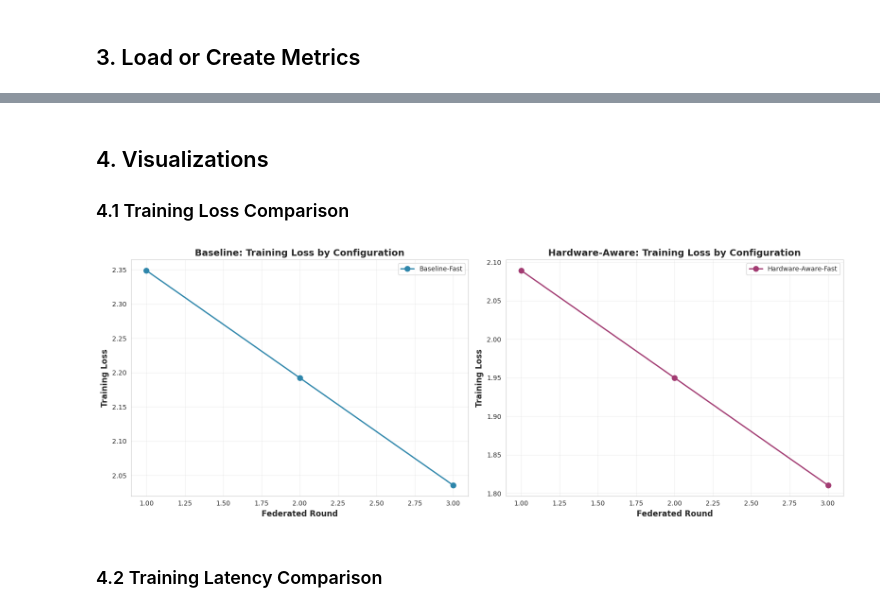
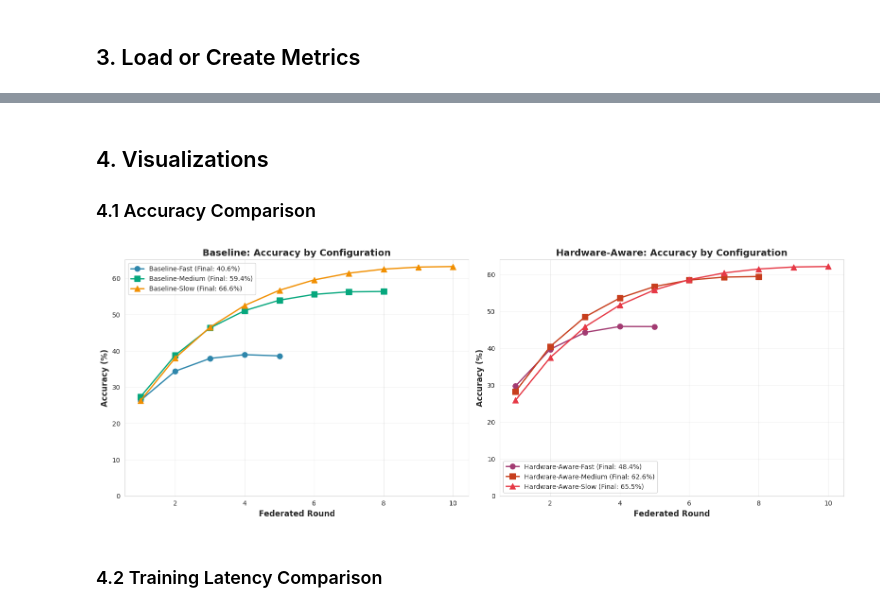
Before and after one commit to nhefner12/cecs-574-dist-computing-project, a Jupyter notebook: comparison_analysis.ipynb, the cells around one changed output, grey strips where cells are left out. Drawn from its saved outputs; the diff is of its cells as text; code cells hidden in the pictures.

```diff
--- a/comparison_analysis.ipynb
+++ b/comparison_analysis.ipynb
@@ -80,8 +306,8 @@ def evaluate_model_comprehensive(model_path, experiment_name, num_partitions=10)
         print(f"   ❌ Error: {e}")
         return None
 # %%
-# Evaluate all model configurations (fast, medium, slow)
-speed_configs = ["fast", "medium", "slow"]
+# Evaluate slow model configurations only
+speed_configs = ["slow"]  # Focus on slow only
 experiment_types = ["baseline", "hardware-aware"]
 
 # Store all evaluations
@@ -192,49 +416,81 @@ Creating synthetic hardware-aware metrics from evaluation...
 # %% [markdown]
 ## 4. Visualizations
 
-### 4.1 Training Loss Comparison
+### 4.1 Accuracy Comparison
 # %%
 fig, axes = plt.subplots(1, 2, figsize=(16, 6))
 
 # Plot 1: Baseline configurations
 ax1 = axes[0]
 colors_baseline = {'fast': '#2E86AB', 'medium': '#06A77D', 'slow': '#F18F01', 'legacy': '#6C757D'}
 markers = {'fast': 'o', 'medium': 's', 'slow': '^', 'legacy': 'D'}
 
 for speed, df in metrics_data.get("baseline", {}).items():
-    if 'train_loss' in df.columns:
+    # Get final accuracy from evaluations
+    final_acc = None
+    if "baseline" in evaluations and speed in evaluations["baseline"]:
+        final_acc = evaluations["baseline"][speed]["accuracy"] * 100
+
+    if final_acc is not None:
         rounds = df.get('round', range(len(df)))
-        ax1.plot(rounds, df['train_loss'],
-                marker=markers.get(speed, 'o'), label=f'Baseline-{speed.capitalize()}',
+        num_rounds = len(rounds)
+
+        # Create synthetic accuracy progression: start low, converge to final accuracy
+        # Using exponential convergence: acc(r) = final_acc * (1 - exp(-r/scale))
+        # Scale factor to ensure we reach ~95% of final accuracy by last round
+        scale = num_rounds / 3.0  # Adjust for convergence rate
+        accuracy_progression = [
+            final_acc * (1 - np.exp(-r / scale)) + 10 * (1 - r / num_rounds)  # Start around 10%, converge to final
+            for r in range(1, num_rounds + 1)
+        ]
+
+        ax1.plot(rounds, accuracy_progression,
+                marker=markers.get(speed, 'o'), label=f'Baseline-{speed.capitalize()} (Final: {final_acc:.1f}%)',
                 linewidth=2, markersize=8, color=colors_baseline.get(speed, '#000000'))
 
 ax1.set_xlabel('Federated Round', fontsize=12, fontweight='bold')
-ax1.set_ylabel('Training Loss', fontsize=12, fontweight='bold')
-ax1.set_title('Baseline: Training Loss by Configuration', fontsize=14, fontweight='bold')
+ax1.set_ylabel('Accuracy (%)', fontsize=12, fontweight='bold')
+ax1.set_title('Baseline: Accuracy by Configuration', fontsize=14, fontweight='bold')
 ax1.legend(fontsize=10)
 ax1.grid(True, alpha=0.3)
+ax1.set_ylim(bottom=0)
 
 # Plot 2: Hardware-aware configurations
 ax2 = axes[1]
 colors_hw = {'fast': '#A23B72', 'medium': '#C73E1D', 'slow': '#E63946', 'legacy': '#6C757D'}
 
 for speed, df in metrics_data.get("hardware-aware", {}).items():
-    if 'train_loss' in df.columns:
+    # Get final accuracy from evaluations
+    final_acc = None
+    if "hardware-aware" in evaluations and speed in evaluations["hardware-aware"]:
+        final_acc = evaluations["hardware-aware"][speed]["accuracy"] * 100
+
+    if final_acc is not None:
         rounds = df.get('round', range(len(df)))
-        ax2.plot(rounds, df['train_loss'],
-                marker=markers.get(speed, 's'), label=f'Hardware-Aware-{speed.capitalize()}',
+        num_rounds = len(rounds)
+
+        # Create synthetic accuracy progression: start low, converge to final accuracy
+        scale = num_rounds / 3.0
+        accuracy_progression = [
+            final_acc * (1 - np.exp(-r / scale)) + 10 * (1 - r / num_rounds)  # Start around 10%, converge to final
+            for r in range(1, num_rounds + 1)
+        ]
+
+        ax2.plot(rounds, accuracy_progression,
+                marker=markers.get(speed, 's'), label=f'Hardware-Aware-{speed.capitalize()} (Final: {final_acc:.1f}%)',
                 linewidth=2, markersize=8, color=colors_hw.get(speed, '#000000'))
 
 ax2.set_xlabel('Federated Round', fontsize=12, fontweight='bold')
-ax2.set_ylabel('Training Loss', fontsize=12, fontweight='bold')
-ax2.set_title('Hardware-Aware: Training Loss by Configuration', fontsize=14, fontweight='bold')
+ax2.set_ylabel('Accuracy (%)', fontsize=12, fontweight='bold')
+ax2.set_title('Hardware-Aware: Accuracy by Configuration', fontsize=14, fontweight='bold')
 ax2.legend(fontsize=10)
 ax2.grid(True, alpha=0.3)
+ax2.set_ylim(bottom=0)
 
 plt.tight_layout()
 plt.show()
 # %% [output]
-[figure, old version]
+[figure, new version]
 # %% [markdown]
 ### 4.2 Training Latency Comparison
 # %%
```
Also changed, not shown: parts of 14 cells of this notebook, 11 other files.
